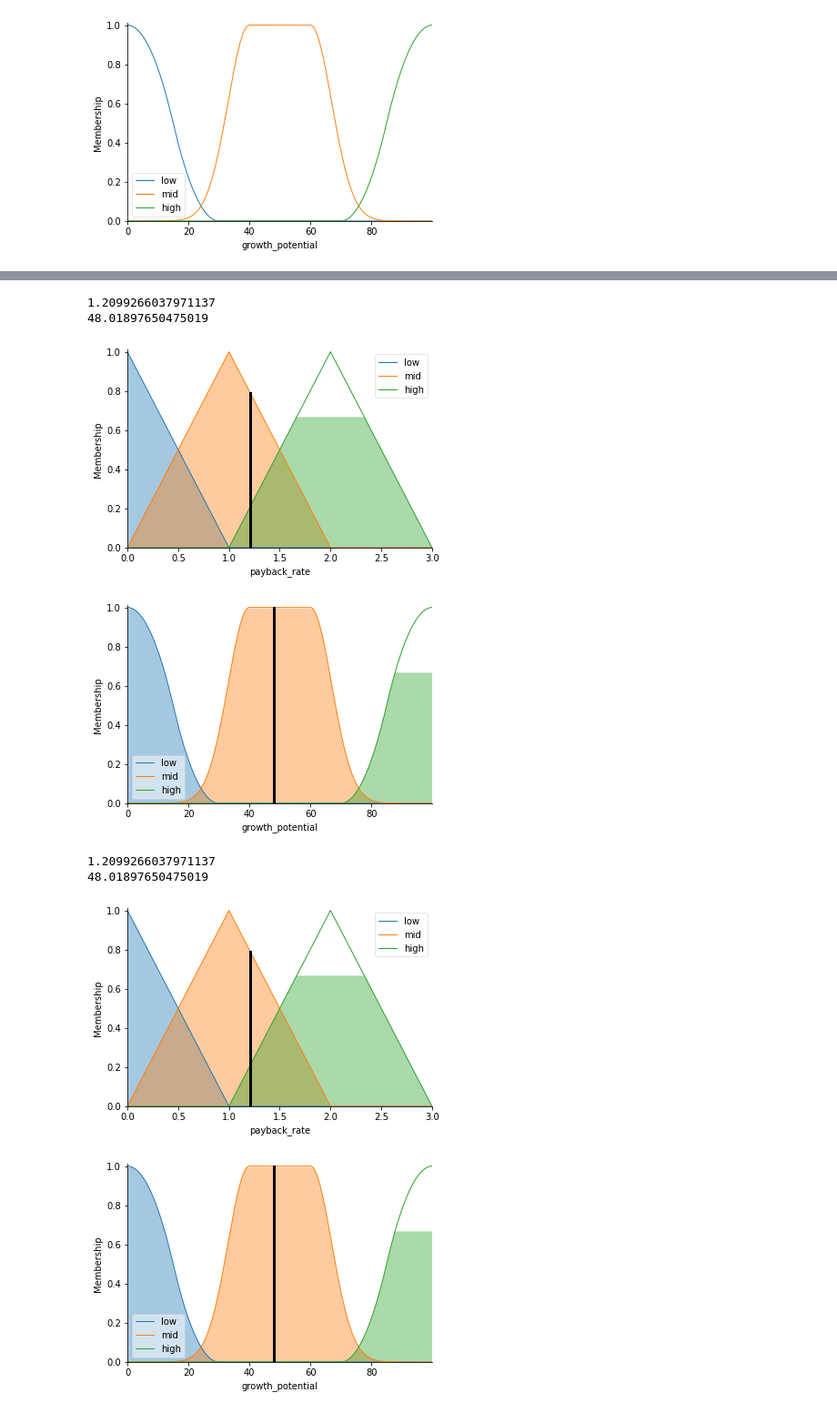
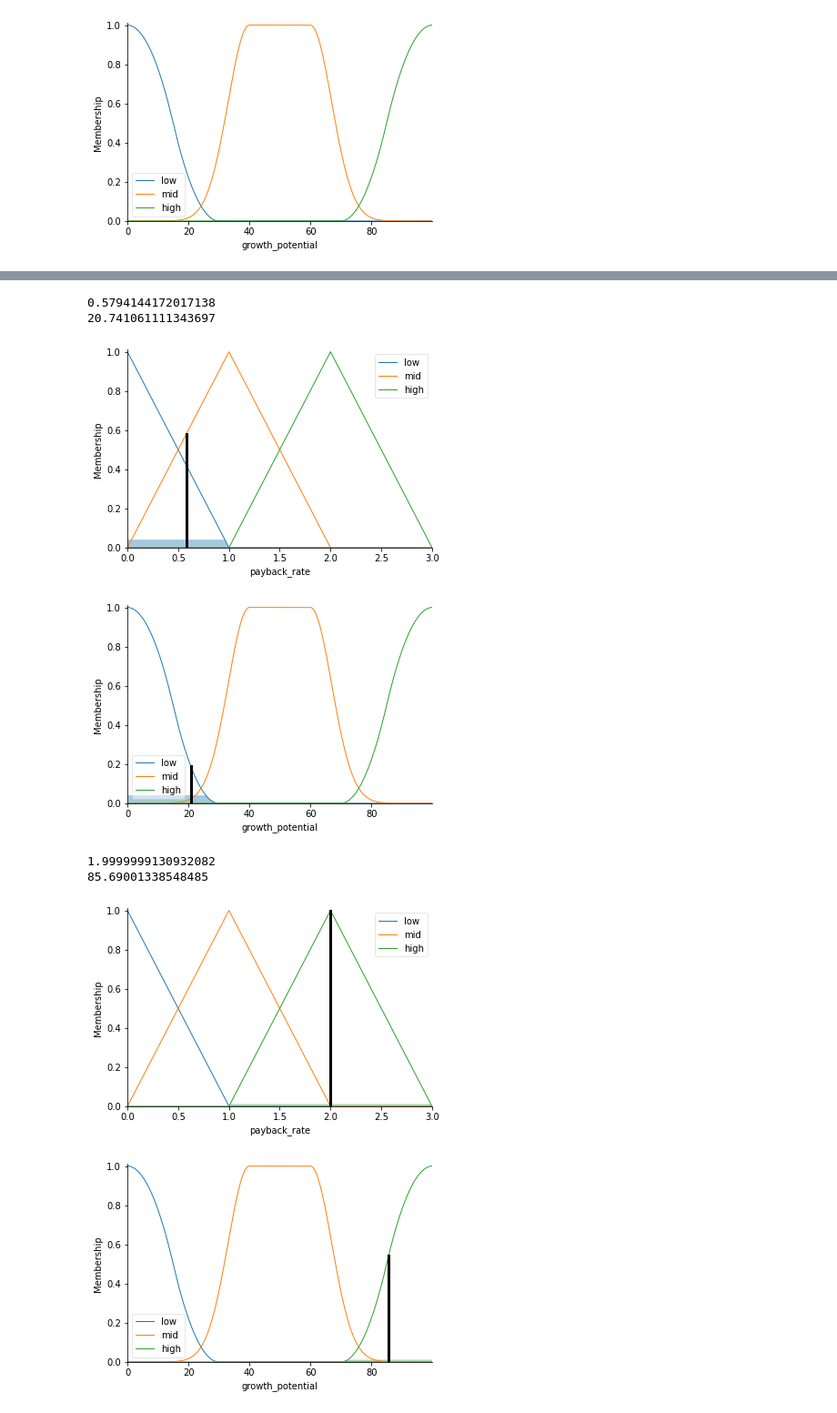
Before and after one commit to arzek357/FinalProjectLogicMTUCI, a Jupyter notebook: task 3_1.ipynb, the cells around one changed output, grey strips where cells are left out. Shown at 91% size. Saved outputs shown, nothing was run; the diff lists cells and outputs as text; code cells hidden in the pictures.

```diff
--- a/task 3_1.ipynb
+++ b/task 3_1.ipynb
@@ -229,9 +229,9 @@ growth_potential.view(sim=marking)
 # %%
 #5
-marking.input['traffic'] = 0
+marking.input['traffic'] = 82000
 marking.input['district_potential'] = 1000
-marking.input['amount_competitors'] = 12
-marking.input['store_area'] = 15000
+marking.input['amount_competitors'] = 4
+marking.input['store_area'] = 9000
 marking.compute()
 
 print(marking.output['payback_rate'])
@@ -246,9 +246,10 @@ growth_potential.view(sim=marking)
 # %%
 #6
-marking.input['traffic'] = 90000
-marking.input['district_potential'] = 500
-marking.input['amount_competitors'] = 2
-marking.input['store_area'] = 1000
+
+marking.input['traffic'] = 82000
+marking.input['district_potential'] = 2500
+marking.input['amount_competitors'] = 4
+marking.input['store_area'] = 9000
 marking.compute()
 
 print(marking.output['payback_rate'])
@@ -263,9 +264,9 @@ growth_potential.view(sim=marking)
 # %%
 #7
-marking.input['traffic'] = 90000
-marking.input['district_potential'] = 100
-marking.input['amount_competitors'] = 1
-marking.input['store_area'] = 300
+marking.input['traffic'] = 82000
+marking.input['district_potential'] = 400
+marking.input['amount_competitors'] = 8
+marking.input['store_area'] = 2500
 marking.compute()
 
 print(marking.output['payback_rate'])
@@ -280,9 +281,9 @@ growth_potential.view(sim=marking)
 # %%
 #8
-marking.input['traffic'] = 1000
-marking.input['district_potential'] = 100
-marking.input['amount_competitors'] = 1
-marking.input['store_area'] = 300
+marking.input['traffic'] = 82000
+marking.input['district_potential'] = 400
+marking.input['amount_competitors'] = 4
+marking.input['store_area'] = 9000
 marking.compute()
 
 print(marking.output['payback_rate'])
@@ -290,26 +291,26 @@ payback_rate.view(sim=marking)
 print(marking.output['growth_potential'])
 growth_potential.view(sim=marking)
 # %% [output]
-1.2099266037971137
-48.01897650475019
+0.5794144172017138
+20.741061111343697
-[figure, old version]
+[figure, new version]
-[figure, old version]
+[figure, new version]
 # %%
 #9
-marking.input['traffic'] = 1000
-marking.input['district_potential'] = 100
-marking.input['amount_competitors'] = 1
-marking.input['store_area'] = 10000
+marking.input['traffic'] = 82000
+marking.input['district_potential'] = 2500
+marking.input['amount_competitors'] = 4
+marking.input['store_area'] = 200
 marking.compute()
 
 print(marking.output['payback_rate'])
 payback_rate.view(sim=marking)
 print(marking.output['growth_potential'])
 growth_potential.view(sim=marking)
 # %% [output]
-1.2099266037971137
-48.01897650475019
+1.9999999130932082
+85.69001338548485
-[figure, old version]
+[figure, new version]
-[figure, old version]
+[figure, new version]
 # %%
 #10
```
Also changed, not shown: parts of 9 cells of this notebook.
